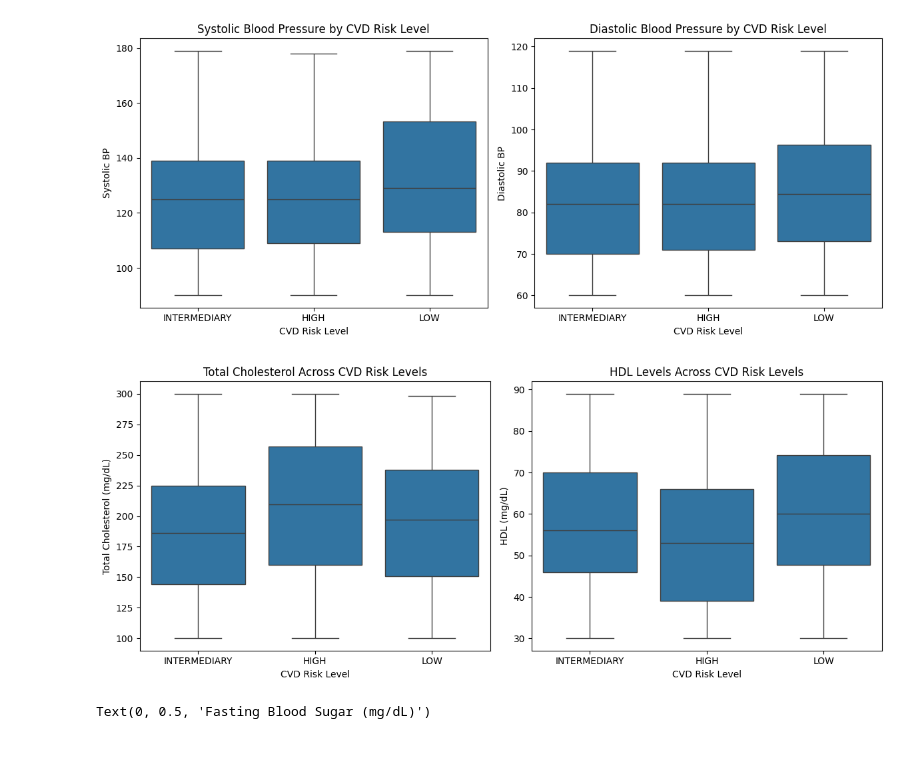
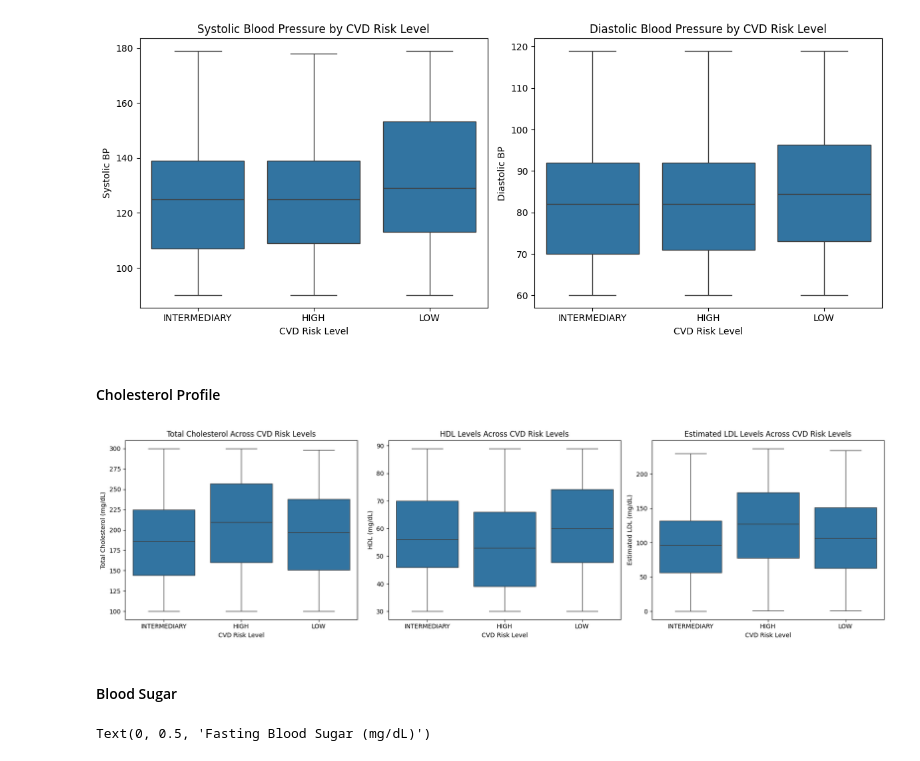
Before and after one commit to shampeyndadi/STINTSY_MCO, a Jupyter notebook: MCO.ipynb, the cells around one changed output. Drawn from its saved outputs; the diff is of its cells as text; code cells hidden in the pictures.

Commit message:
feat: added estimated LDL for cholesterol profile

```diff
--- a/MCO.ipynb
+++ b/MCO.ipynb
@@ -423,19 +425,26 @@ plt.tight_layout()
 plt.show()
 # %% [output]
 [figure]
+# %% [markdown]
+#### Cholesterol Profile
 # %%
-fig, axes = plt.subplots(1, 2, figsize=(12,5))
+fig, axes = plt.subplots(1, 3, figsize=(18,5))
 
 sns.boxplot(x="CVD Risk Level", y="Total Cholesterol (mg/dL)", data=df, ax=axes[0])
 axes[0].set_title("Total Cholesterol Across CVD Risk Levels")
 
 sns.boxplot(x="CVD Risk Level", y="HDL (mg/dL)", data=df, ax=axes[1])
 axes[1].set_title("HDL Levels Across CVD Risk Levels")
 
+sns.boxplot(x="CVD Risk Level", y="Estimated LDL (mg/dL)", data=df, ax=axes[2])
+axes[2].set_title("Estimated LDL Levels Across CVD Risk Levels")
+
 plt.tight_layout()
 plt.show()
 # %% [output]
-[figure, old version]
+[figure, new version]
+# %% [markdown]
+#### Blood Sugar
 # %%
 sns.boxplot(
     x="CVD Risk Level",
```
Also changed, not shown: parts of 1 cell of this notebook.
